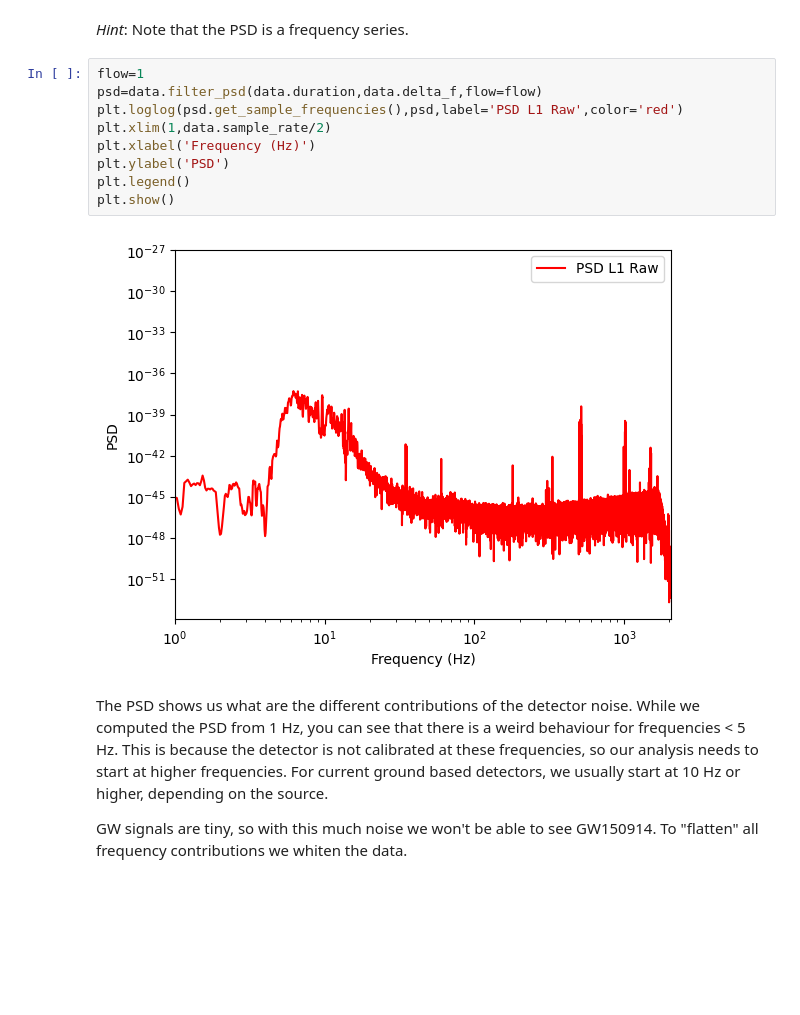
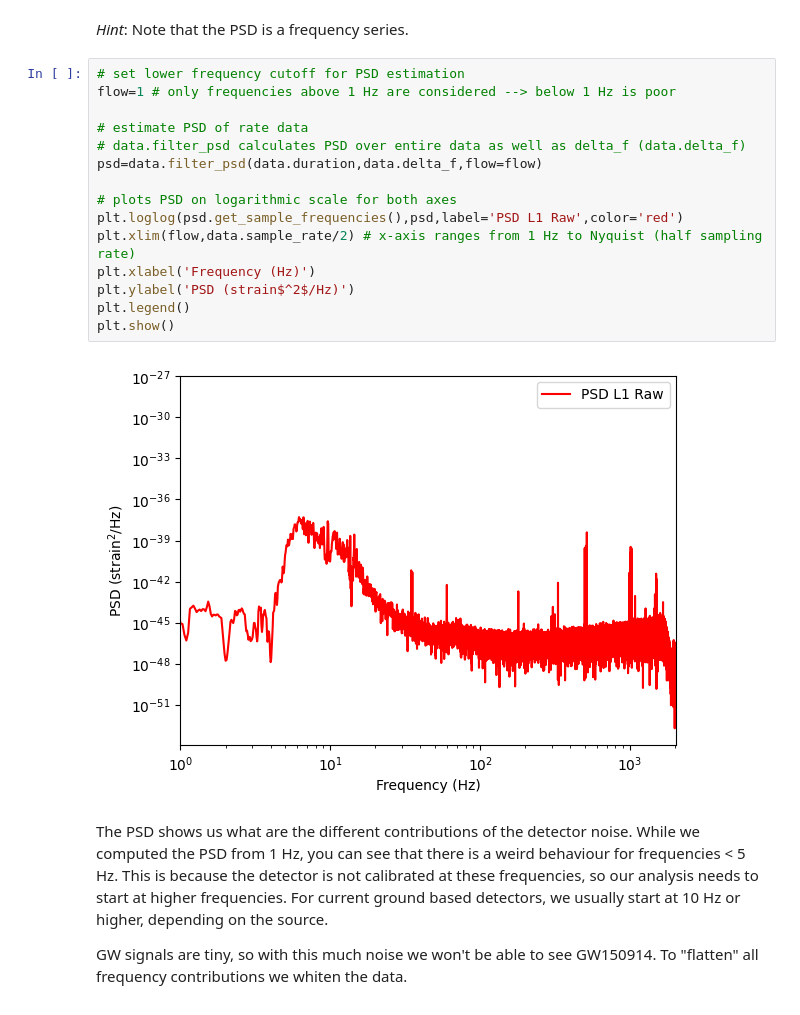
Before and after one commit to lisamadeddu/lisa-PRA3024, a Jupyter notebook: GW_tutorial_2_detector_noise_PSD.ipynb, the cells around one changed output. Drawn from its saved outputs; the diff is of its cells as text; blank space fills up the shorter version.

```diff
--- a/GW_tutorial_2_detector_noise_PSD.ipynb
+++ b/GW_tutorial_2_detector_noise_PSD.ipynb
@@ -117,16 +124,22 @@ But, where is GW190514? We cannot see it (yet) as there are many different contr
 # %% [markdown]
 _Hint_: Note that the PSD is a frequency series.
 # %%
-flow=1
+# set lower frequency cutoff for PSD estimation
+flow=1 # only frequencies above 1 Hz are considered --> below 1 Hz is poor
+
+# estimate PSD of rate data
+# data.filter_psd calculates PSD over entire data as well as delta_f (data.delta_f)
 psd=data.filter_psd(data.duration,data.delta_f,flow=flow)
+
+# plots PSD on logarithmic scale for both axes
 plt.loglog(psd.get_sample_frequencies(),psd,label='PSD L1 Raw',color='red')
-plt.xlim(1,data.sample_rate/2)
+plt.xlim(flow,data.sample_rate/2) # x-axis ranges from 1 Hz to Nyquist (half sampling rate)
 plt.xlabel('Frequency (Hz)')
-plt.ylabel('PSD')
+plt.ylabel('PSD (strain$^2$/Hz)')
 plt.legend()
 plt.show()
 # %% [output]
-[figure, old version]
+[figure, new version]
 # %% [markdown]
 The PSD shows us what are the different contributions of the detector noise.
 While we computed the PSD from 1 Hz, you can see that there is a weird behaviour for frequencies < 5 Hz. This is because the detector is not calibrated at these frequencies, so our analysis needs to start at higher frequencies. For current ground based detectors, we usually start at 10 Hz or higher, depending on the source.
```
Also changed, not shown: parts of 7 cells of this notebook.
